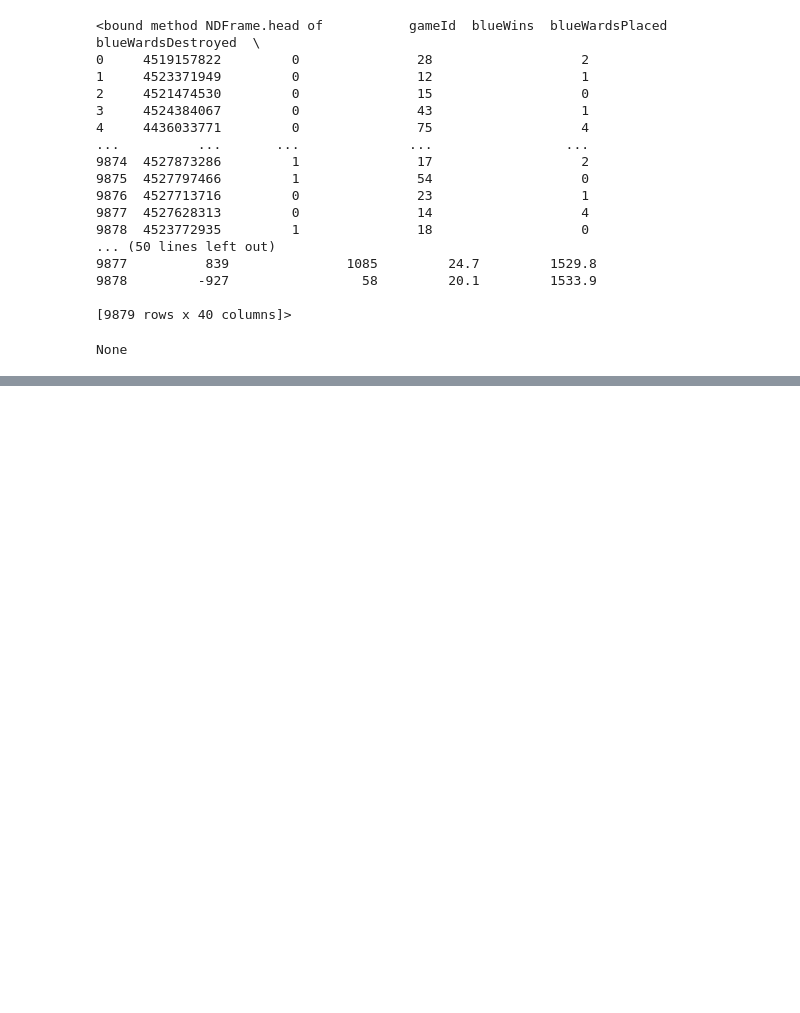
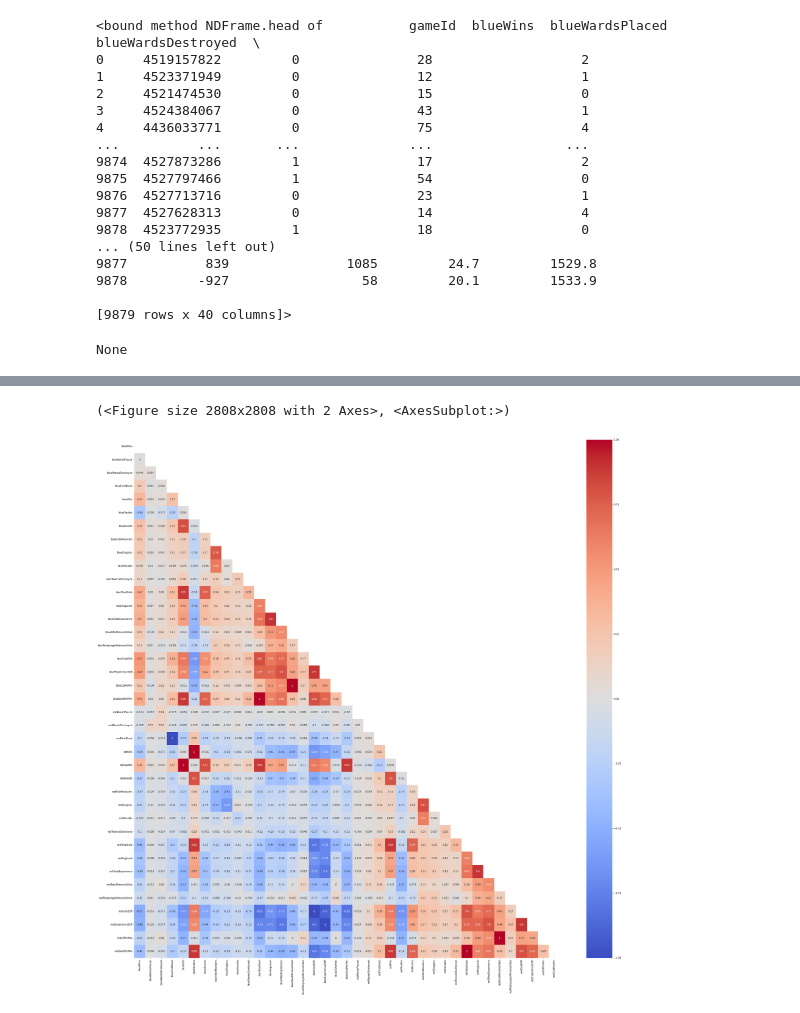
Before and after one commit to EricTHNguyen/My-league-game-analysis, a Jupyter notebook: notebook7b14834385.ipynb, the cells around one changed output, grey strips where cells are left out. Saved outputs shown, nothing was run; the diff lists cells and outputs as text; code cells hidden in the pictures; blank space fills up the shorter version.

```diff
--- a/notebook7b14834385.ipynb
+++ b/notebook7b14834385.ipynb
@@ -123,0 +173,6 @@ def corr_heatmap(league_df,digits=3, cmap='coolwarm'):
+# %%
+#Create corr heatmap for df_feat
+corr_heatmap(df_feat)
+# %% [output]
+(<Figure size 2808x2808 with 2 Axes>, <AxesSubplot:>)
+[figure, added]
```
Also changed, not shown: parts of 9 cells of this notebook.
